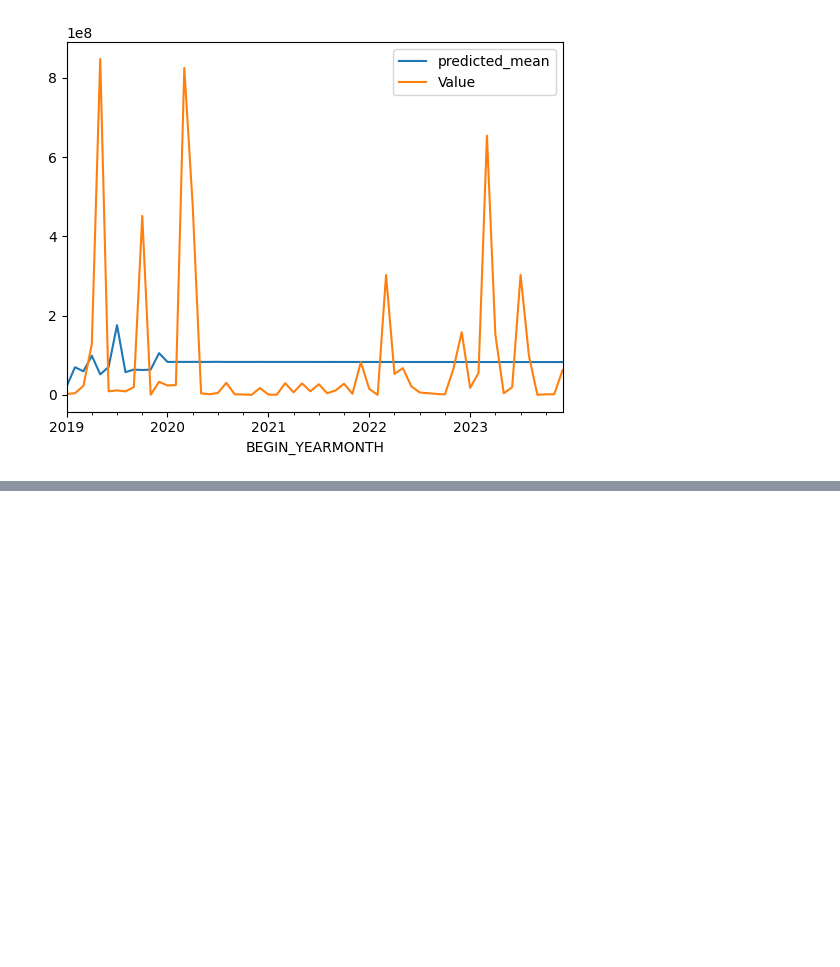
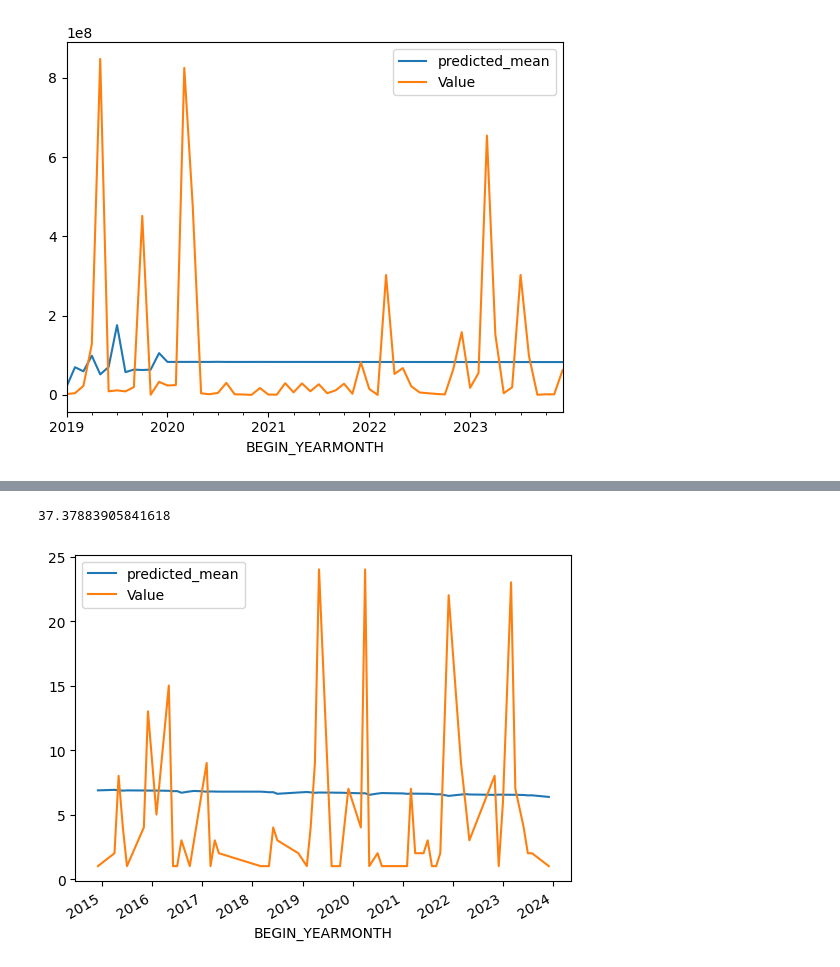
Before and after one commit to chrisk-woods/CS3-DS4002, a Jupyter notebook: SCRIPTS/3-analysis.ipynb, the cells around one changed output, grey strips where cells are left out. Saved outputs shown, nothing was run; the diff lists cells and outputs as text; code cells hidden in the pictures; blank space fills up the shorter version.

```diff
--- a/SCRIPTS/3-analysis.ipynb
+++ b/SCRIPTS/3-analysis.ipynb
@@ -219,0 +311,17 @@ MSE
+# %%
+model_sarima = SARIMAX(train['Value'],
+                       order=(1, 0, 1),
+                       seasonal_order=(1, 0, 1, 12))
+model_sarima_fit = model_sarima.fit()
+start = len(train)
+end = len(train) + len(test) - 1
+pred = model_sarima_fit.predict(start=start, end=end, typ='levels')
+# %%
+pred.index = test.index
+pred.plot(legend=True)
+test['Value'].plot(legend=True)
+MSE = mean_squared_error(pred,test['Value'])
+MSE
+# %% [output]
+37.37883905841618
+[figure, added]
```
Also changed, not shown: parts of 8 cells of this notebook.
